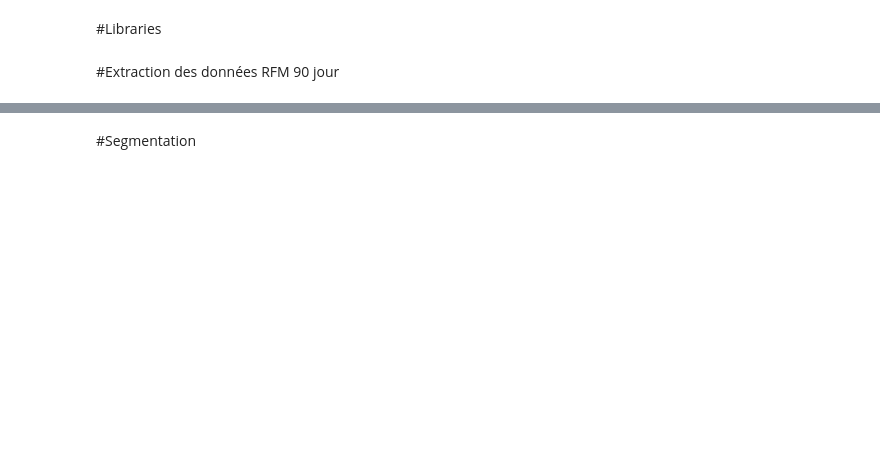
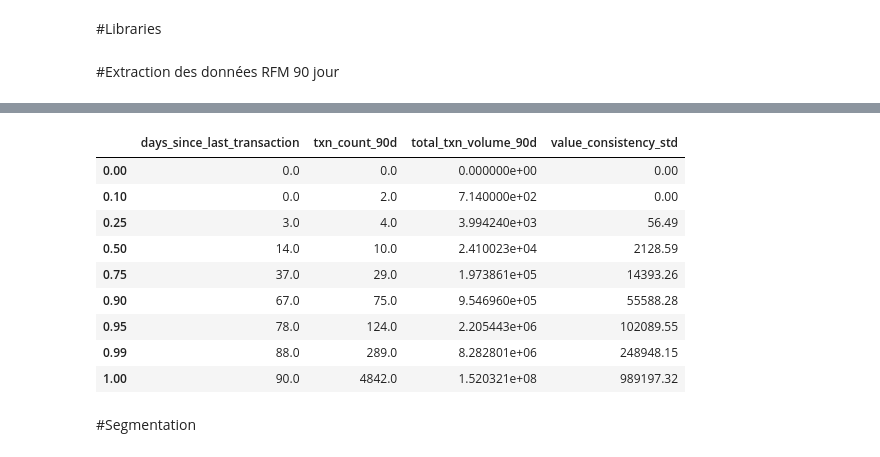
Before and after one commit to FranckAmemou/rfm-score-djamo, a Jupyter notebook: notebooks/rfm_score_djamo.ipynb, the cells around one changed output, grey strips where cells are left out. Cells and saved outputs as stored; diff of their text form; code cells hidden in the pictures; blank space fills up the shorter version.

```diff
--- a/notebooks/rfm_score_djamo.ipynb
+++ b/notebooks/rfm_score_djamo.ipynb
@@ -268,2 +222,16 @@ X_scaled_df.head()
+# %%
+percentiles = [0, 10, 25, 50, 75, 90, 95, 99, 100]
+df_rfm_90d[['days_since_last_transaction', 'txn_count_90d', 'total_txn_volume_90d', 'value_consistency_std']].quantile([p/100 for p in percentiles]).round(2)
+# %% [output]
+|  | days_since_last_transaction | txn_count_90d | total_txn_volume_90d | value_consistency_std |
+| 0.00 | 0.0 | 0.0 | 0.000000e+00 | 0.00 |
+| 0.10 | 0.0 | 2.0 | 7.140000e+02 | 0.00 |
+| 0.25 | 3.0 | 4.0 | 3.994240e+03 | 56.49 |
+| 0.50 | 14.0 | 10.0 | 2.410023e+04 | 2128.59 |
+| 0.75 | 37.0 | 29.0 | 1.973861e+05 | 14393.26 |
+| 0.90 | 67.0 | 75.0 | 9.546960e+05 | 55588.28 |
+| 0.95 | 78.0 | 124.0 | 2.205443e+06 | 102089.55 |
+| 0.99 | 88.0 | 289.0 | 8.282801e+06 | 248948.15 |
+| 1.00 | 90.0 | 4842.0 | 1.520321e+08 | 989197.32 |
 # %% [markdown]
 #Segmentation
```
Also changed, not shown: parts of 18 cells of this notebook, 16 other files.
